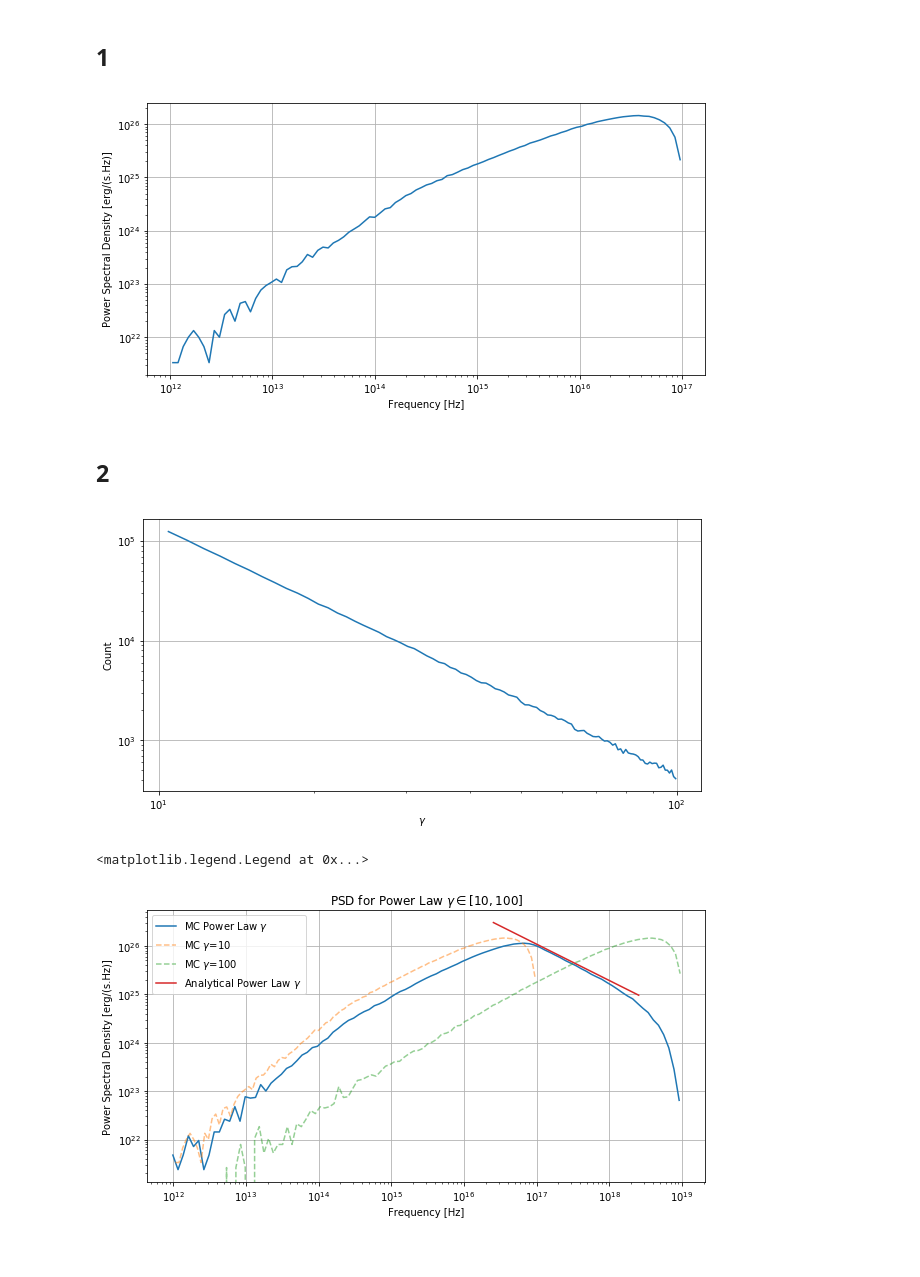
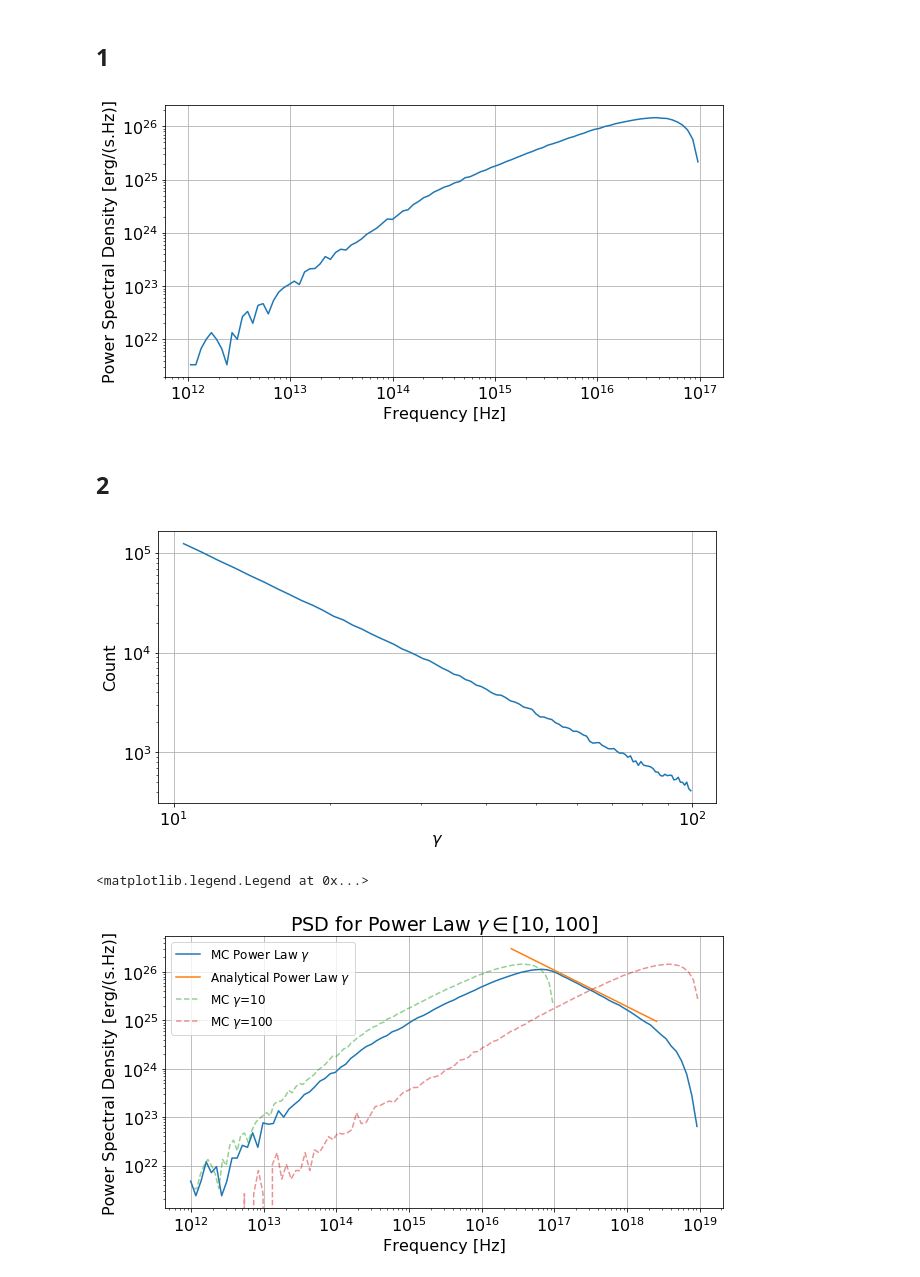
Before and after one commit to lydia-lee/astro207, a Jupyter notebook: ps_2021/09/questions/q_a_compton_monte_carlo.ipynb, the cells around one changed output. Cells and saved outputs as stored; diff of their text form; code cells hidden in the pictures.

```diff
--- a/ps_2021/09/questions/q_a_compton_monte_carlo.ipynb
+++ b/ps_2021/09/questions/q_a_compton_monte_carlo.ipynb
@@ -79,13 +79,14 @@ nu_out_single, PSD_single = calc_PSD(gamma,
                                      E_in)
 # %%
 plt.rcParams['figure.figsize'] = (10, 5)
+plt.rcParams.update({'font.size': 16})
 # Plotting
 plt.loglog(nu_out_single, PSD_single)
 plt.xlabel("Frequency [Hz]");
 plt.grid(True)
 plt.ylabel("Power Spectral Density [erg/(s.Hz)]");
 # %% [output]
-[figure, old version]
+[figure, new version]
 # %% [markdown]
 <h2>2</h2>
 # %%
@@ -107,7 +108,7 @@ plt.xlabel('$\gamma$')
 plt.ylabel('Count')
 plt.grid(True)
 # %% [output]
-[figure, old version]
+[figure, new version]
 # %%
 nu_out_ensemble, PSD_ensemble = calc_PSD(gamma_vec,
                                          cos_theta_in_dat,
@@ -134,14 +135,14 @@ PSD_ensemble_theory = dpower_dgamma * dgamma_dnu
 # %%
 # Plotting
 plt.loglog(nu_out_ensemble, PSD_ensemble, label='MC Power Law $\gamma$')
+plt.loglog(nu_ensemble_theory, PSD_ensemble_theory, label='Analytical Power Law $\gamma$')
 plt.loglog(nu_out_min, PSD_single_min, '--', label=f'MC $\gamma$={gamma_min}', alpha=0.5)
 plt.loglog(nu_out_max, PSD_single_max, '--', label=f'MC $\gamma$={gamma_max}', alpha=0.5)
-plt.loglog(nu_ensemble_theory, PSD_ensemble_theory, label='Analytical Power Law $\gamma$')
 plt.xlabel("Frequency [Hz]");
 plt.ylabel("Power Spectral Density [erg/(s.Hz)]");
 plt.title('PSD for Power Law $\gamma \in [10,100]$');
 plt.grid(True)
-plt.legend()
+plt.legend(prop={'size': 12})
 # %% [output]
 <matplotlib.legend.Legend at 0x...>
-[figure, old version]
+[figure, new version]
```
Also changed, not shown: 10 other files.
